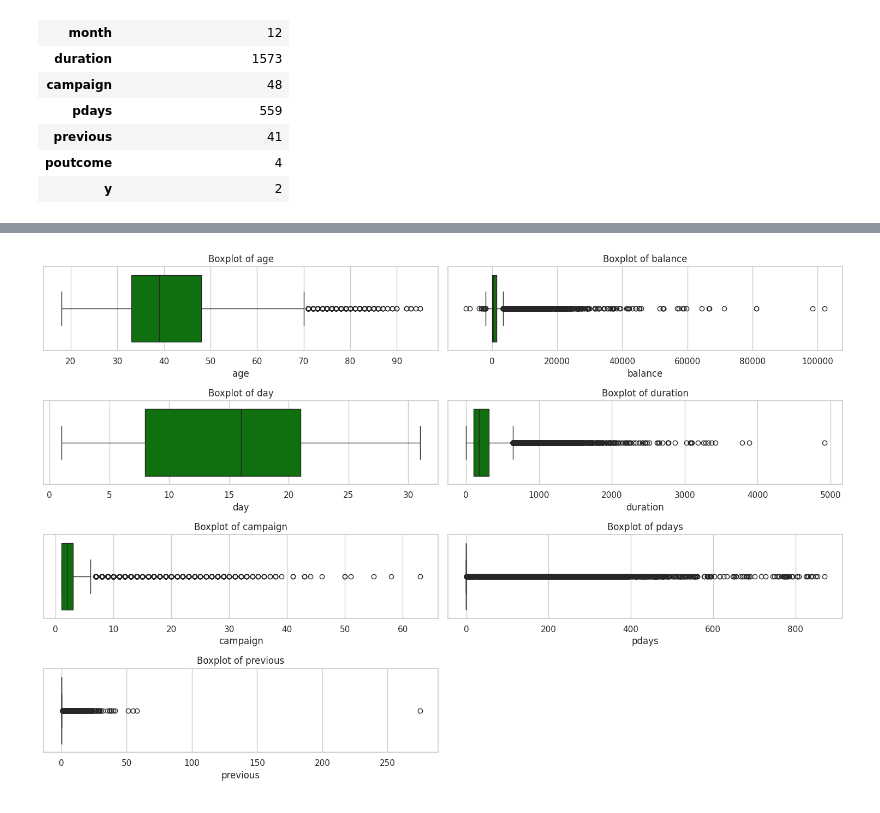
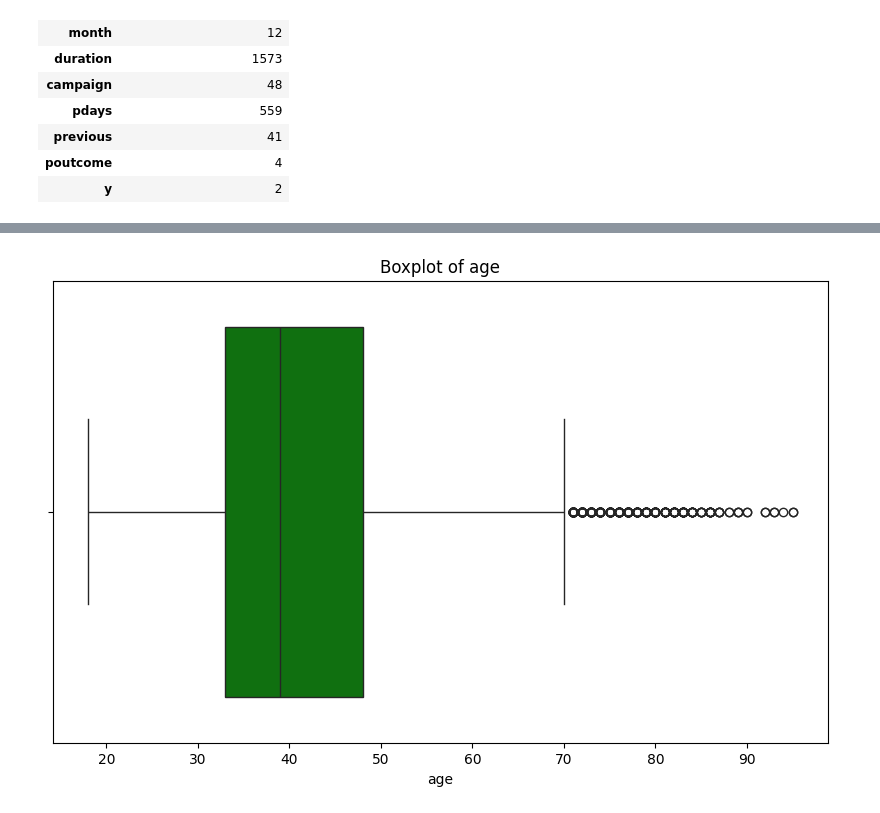
Before and after one commit to PrabhaviWKP/Machine-Learning, a Jupyter notebook: notebooks/2604CW.ipynb, the cells around one changed output, grey strips where cells are left out. Drawn from its saved outputs; the diff is of its cells as text; code cells hidden in the pictures.

```diff
--- a/notebooks/2604CW.ipynb
+++ b/notebooks/2604CW.ipynb
@@ -8,7 +8,7 @@ import matplotlib.pyplot as plt
 import warnings
 warnings.filterwarnings('ignore')
 # %%
-data = pd.read_csv('/content/bank-full[1].csv', delimiter=';')
+data = pd.read_csv('/content/bank-full.csv', delimiter=';')
 data
 # %% [output]
 |  | age | job | marital | education | default | balance | housing | loan | contact | day | month | ... |
@@ -261,12 +261,10 @@ for col in numerical_columns:
 # %%
-plt.figure(figsize=(15, 10))
-for i, column in enumerate(numerical_columns, 1):
-    plt.subplot(len(numerical_columns) // 2 + 1, 2, i)
+# Create and display box plots one by one
+for column in numerical_columns:
+    plt.figure(figsize=(10, 6))
     sns.boxplot(x=data[column], color='green')
     plt.title(f'Boxplot of {column}')
     plt.xlabel(column)
-    plt.tight_layout()
-
-plt.show()
+    plt.show()
 # %% [output]
-[figure, old version]
+[figure, new version]
```
Also changed, not shown: parts of 10 cells of this notebook.
